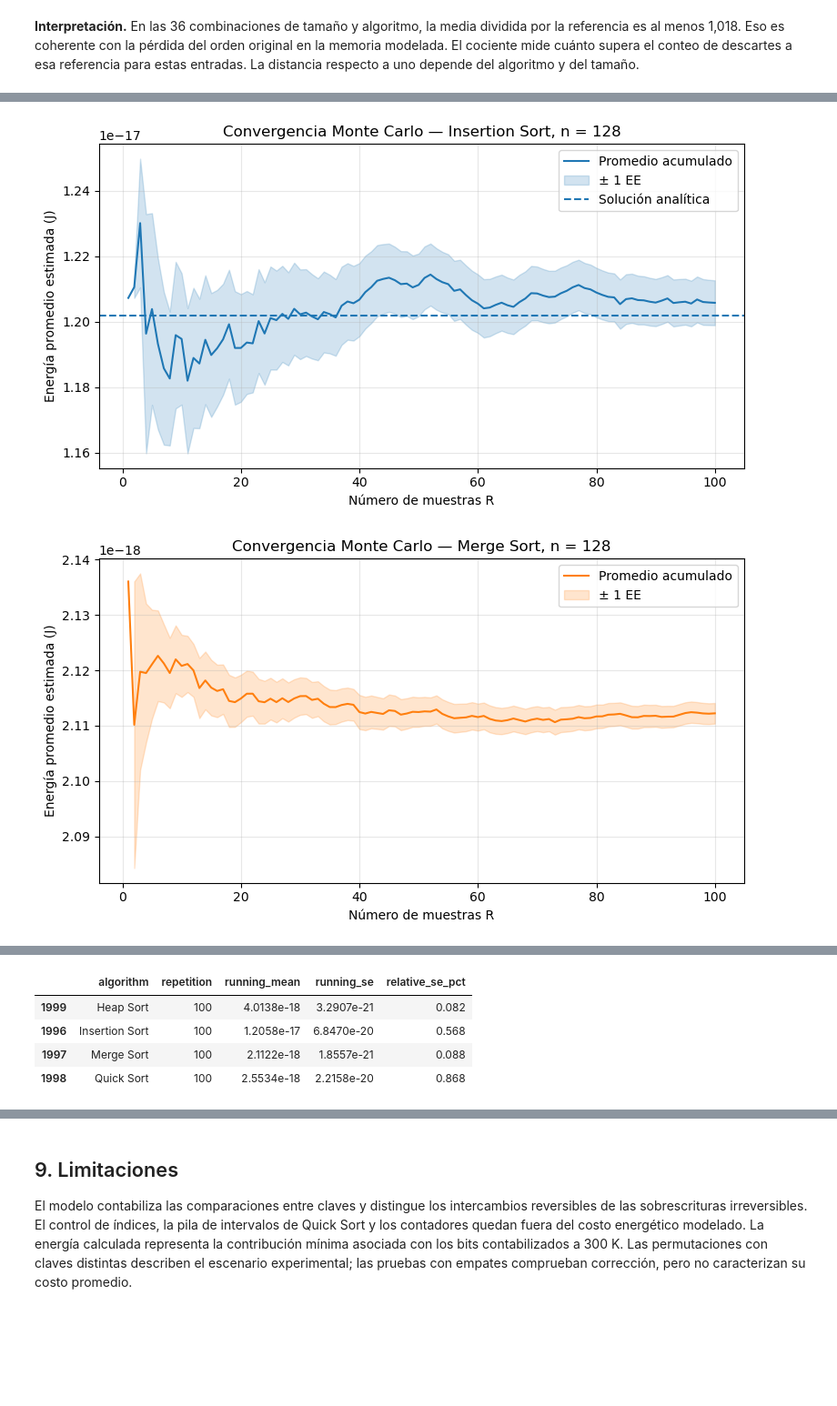
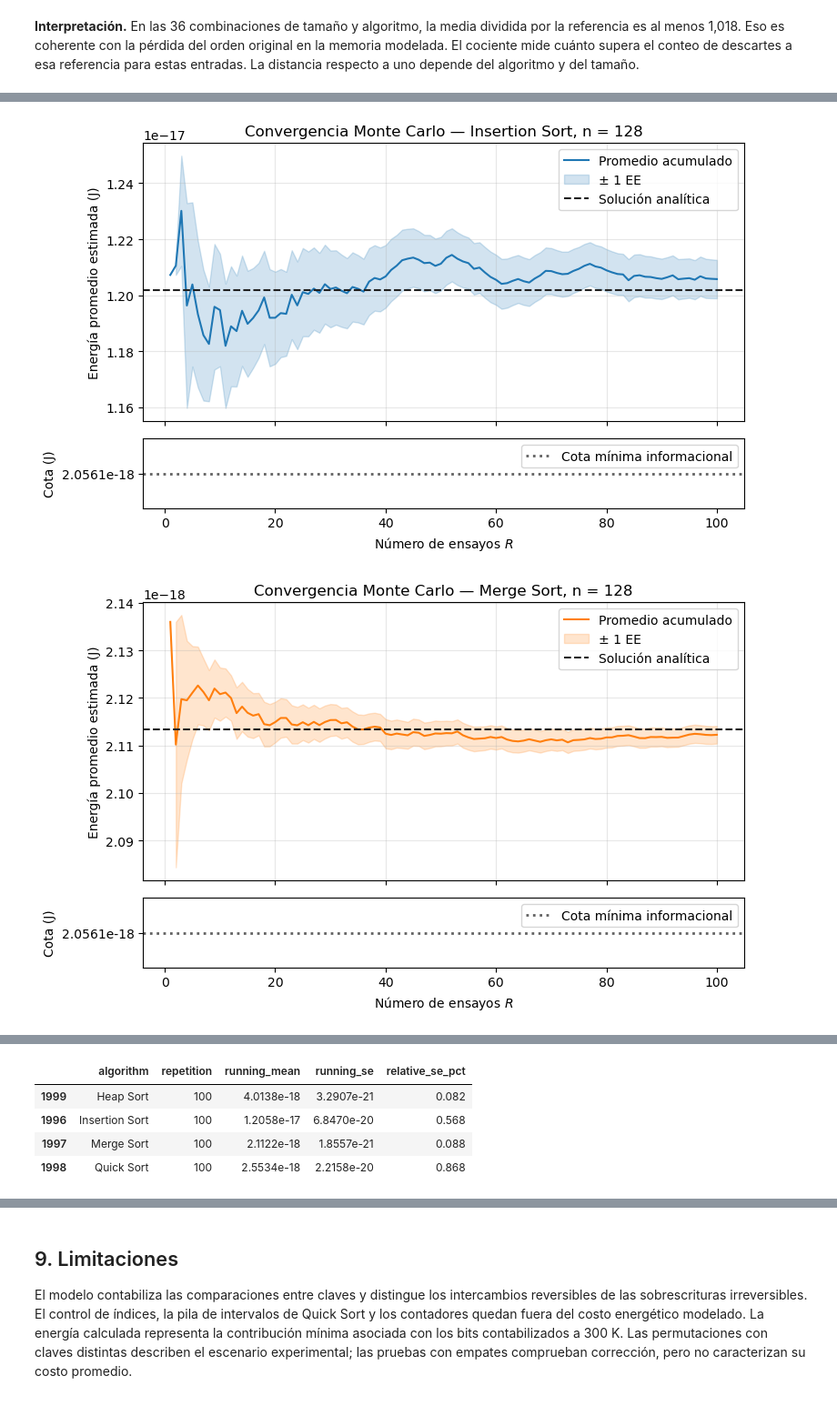
Before and after one commit to Davoreyh/proyecto_fisica, a Jupyter notebook: version_final_landauer.ipynb, the cells around one changed output, grey strips where cells are left out. Shown at 91% size. Saved outputs shown, nothing was run; the diff lists cells and outputs as text; code cells hidden in the pictures; blank space fills up the shorter version.

```diff
--- a/version_final_landauer.ipynb
+++ b/version_final_landauer.ipynb
@@ -1213,5 +1363,5 @@ de Insertion Sort incluye su valor analítico como referencia adicional.
 # %%
-# 8.5. Análisis de convergencia de Monte Carlo
+# 8.6. Análisis de convergencia de Monte Carlo
 n_convergence = 128 if 128 in N_VALUES else N_VALUES[len(N_VALUES) // 2]
 convergence = (
     results[results["n"] == n_convergence]
@@ -1229,23 +1379,40 @@ convergence["running_se"] = convergence.groupby("algorithm")[
     )
 )
 
+informational_bound = lower_bound_energy(n_convergence)
 for name in ALGORITHMS:
     group = convergence[convergence["algorithm"] == name]
     r = group["repetition"].to_numpy()
     mean = group["running_mean"].to_numpy()
     se = group["running_se"].to_numpy()
-    fig, ax = plt.subplots(figsize=(8, 4.5))
+    fig, (ax, bound_ax) = plt.subplots(
+        2, 1, sharex=True, figsize=(8, 5), height_ratios=(4, 1)
+    )
     ax.plot(r, mean, color=COLORS[name], label="Promedio acumulado")
     ax.fill_between(
         r, mean - se, mean + se, alpha=0.2, color=COLORS[name], label="± 1 EE"
     )
-    if name == "Insertion Sort":
+    if name in expected_comparisons:
         ax.axhline(
-            calculate_energy(insertion_expected_comparisons(n_convergence)),
+            calculate_energy(expected_comparisons[name](n_convergence)),
+            color="#202020",
             linestyle="--",
             label="Solución analítica",
         )
-    ax.set_xlabel("Número de muestras R")
+    bound_ax.axhline(
+        informational_bound,
+        color="#626262",
+        linestyle=":",
+        linewidth=2,
+        label="Cota mínima informacional",
+    )
+    bound_ax.set_ylim(0.98 * informational_bound, 1.02 * informational_bound)
+    bound_ax.set_yticks(
+        [informational_bound], labels=[f"{informational_bound:.4e}"]
+    )
+    bound_ax.set_ylabel("Cota (J)")
+    bound_ax.set_xlabel("Número de ensayos $R$")
+    bound_ax.legend(loc="upper right")
     ax.set_ylabel("Energía promedio estimada (J)")
     ax.set_title(f"Convergencia Monte Carlo — {name}, n = {n_convergence}")
     ax.legend()
@@ -1265,32 +1432,32 @@ for name in ALGORITHMS:
 ax.set_xlabel("Número de muestras R")
 ax.set_ylabel("Error estándar de la energía (J)")
 ax.set_title(f"Incertidumbre Monte Carlo, n = {n_convergence}")
 ax.legend()
 ax.grid(True, alpha=0.3)
 fig.tight_layout()
 plt.show()
 
 final_precision = convergence.groupby("algorithm").tail(1).copy()
 final_precision["relative_se_pct"] = (
     100 * final_precision["running_se"] / final_precision["running_mean"]
 )
 display(
     final_precision[
         [
             "algorithm",
             "repetition",
             "running_mean",
             "running_se",
             "relative_se_pct",
         ]
     ].style.format(
         {
             "running_mean": "{:.4e}",
             "running_se": "{:.4e}",
             "relative_se_pct": "{:.3f}",
         }
     )
 )
 # %% [output]
-[figure, old version]
+[figure, new version]
-[figure, old version]
+[figure, new version]
```
Also changed, not shown: parts of 10 cells of this notebook.
